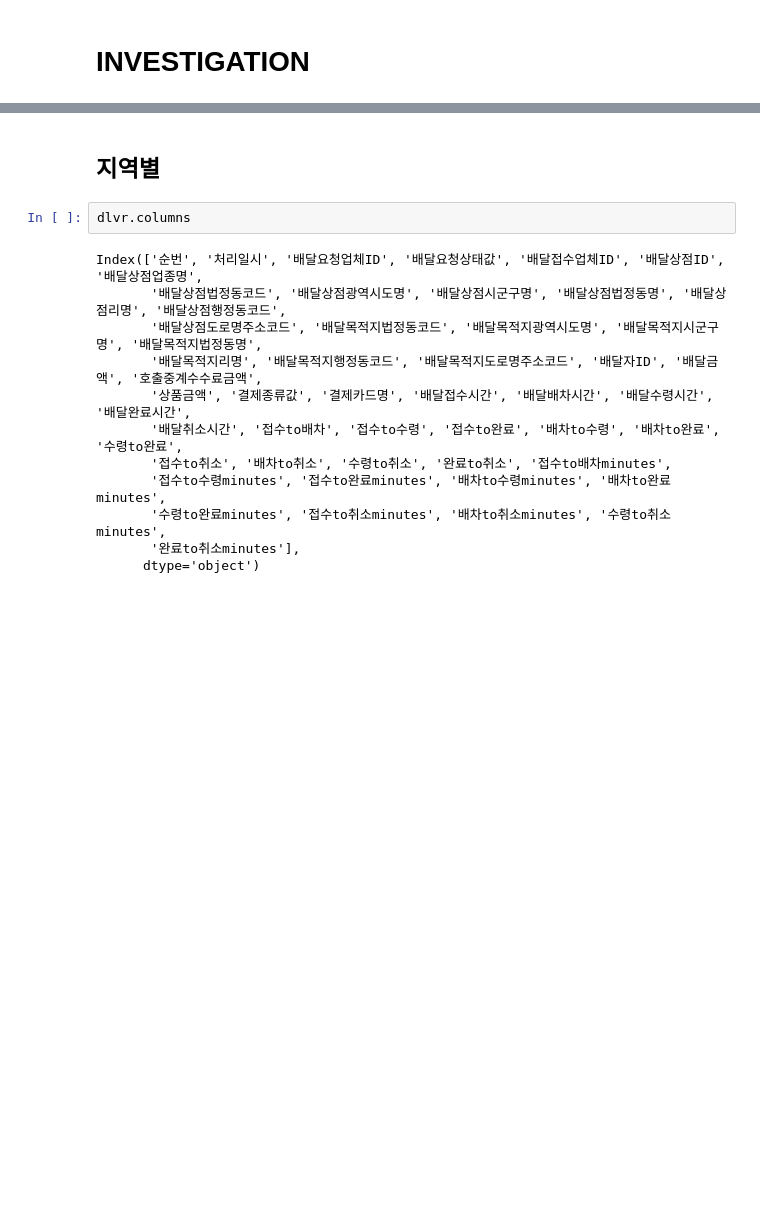
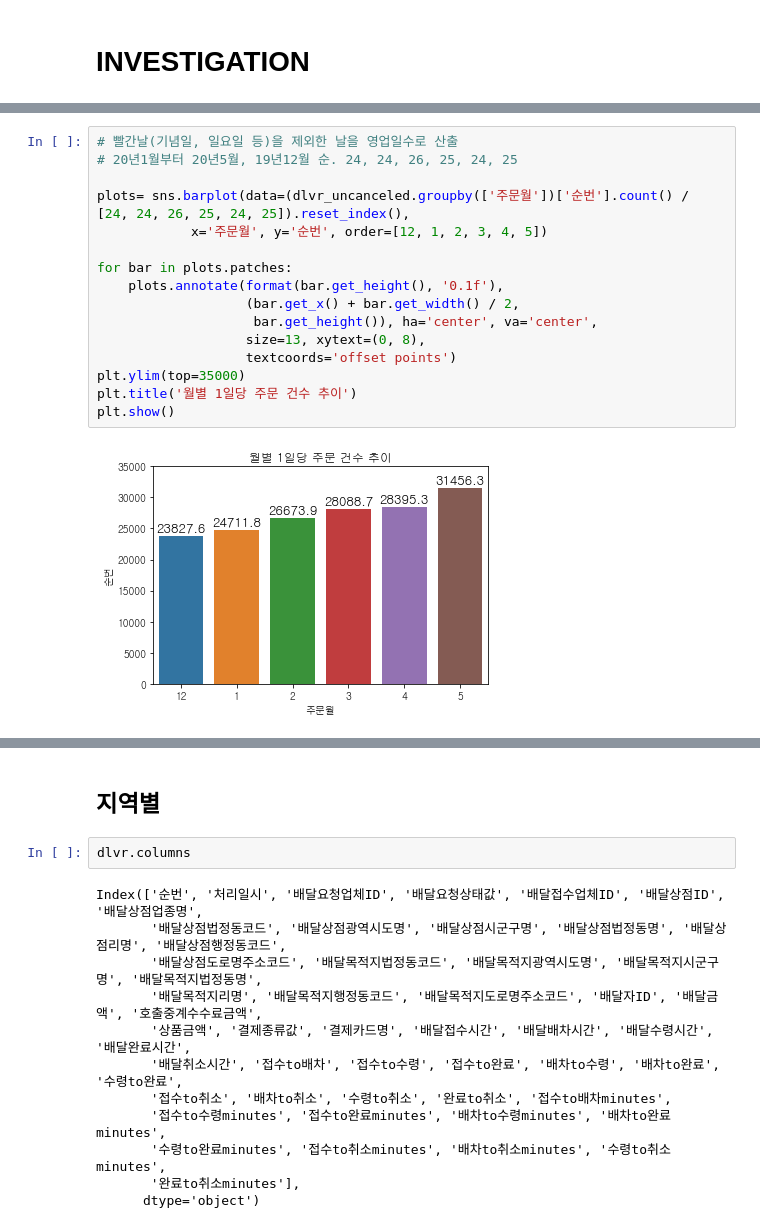
Before and after one commit to thinpig99/dacon_ktVisual, a Jupyter notebook: 210730_ktVisual_DA1.ipynb, the cells around one changed output, grey strips where cells are left out. Saved outputs shown, nothing was run; the diff lists cells and outputs as text; blank space fills up the shorter version.

```diff
--- a/210730_ktVisual_DA1.ipynb
+++ b/210730_ktVisual_DA1.ipynb
@@ -612,0 +614,18 @@ plt.show()
+# %%
+# 빨간날(기념일, 일요일 등)을 제외한 날을 영업일수로 산출
+# 20년1월부터 20년5월, 19년12월 순. 24, 24, 26, 25, 24, 25
+
+plots= sns.barplot(data=(dlvr_uncanceled.groupby(['주문월'])['순번'].count() / [24, 24, 26, 25, 24, 25]).reset_index(),
+            x='주문월', y='순번', order=[12, 1, 2, 3, 4, 5])
+
+for bar in plots.patches:
+    plots.annotate(format(bar.get_height(), '0.1f'),
+                   (bar.get_x() + bar.get_width() / 2,
+                    bar.get_height()), ha='center', va='center',
+                   size=13, xytext=(0, 8),
+                   textcoords='offset points')
+plt.ylim(top=35000)
+plt.title('월별 1일당 주문 건수 추이')
+plt.show()
+# %% [output]
+[figure, added]
```
Also changed, not shown: parts of 130 cells of this notebook.
